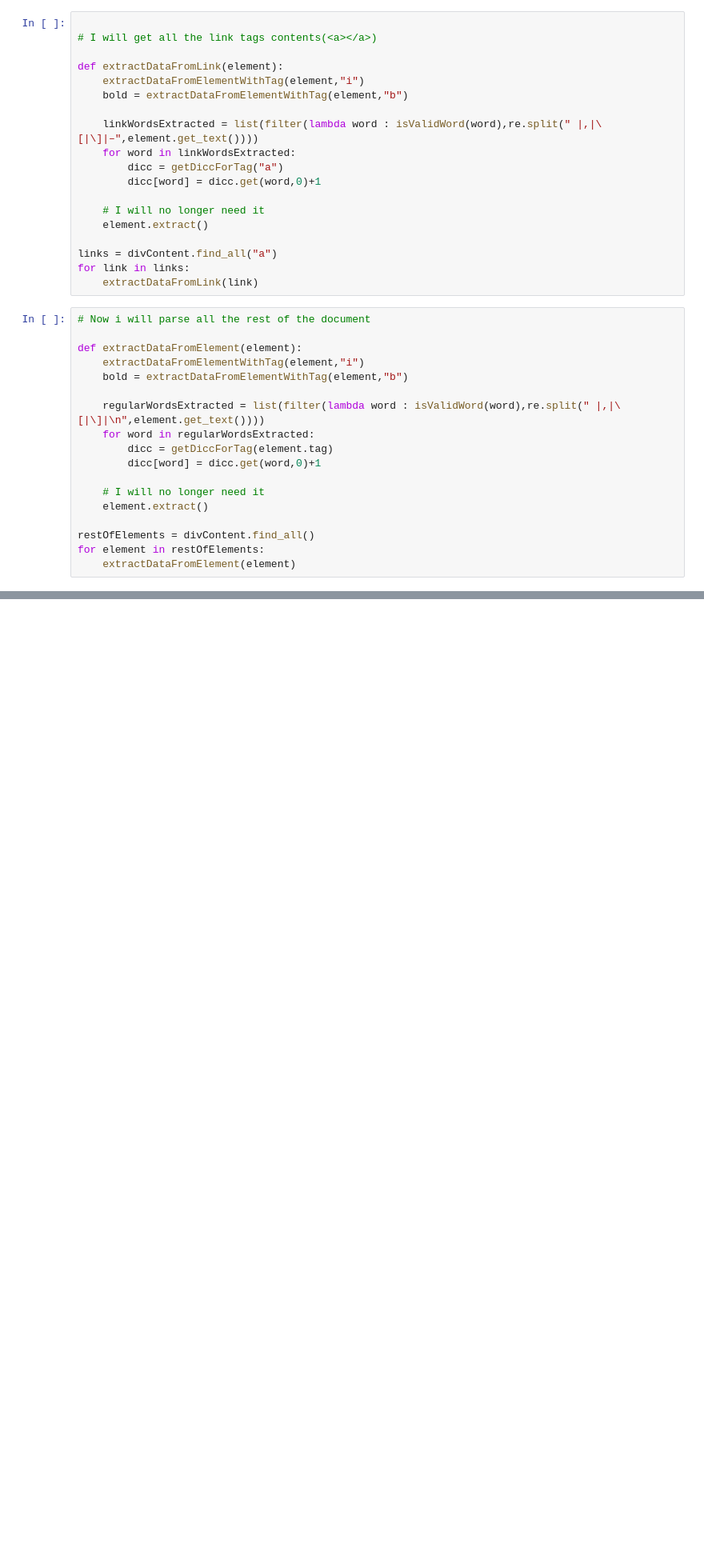
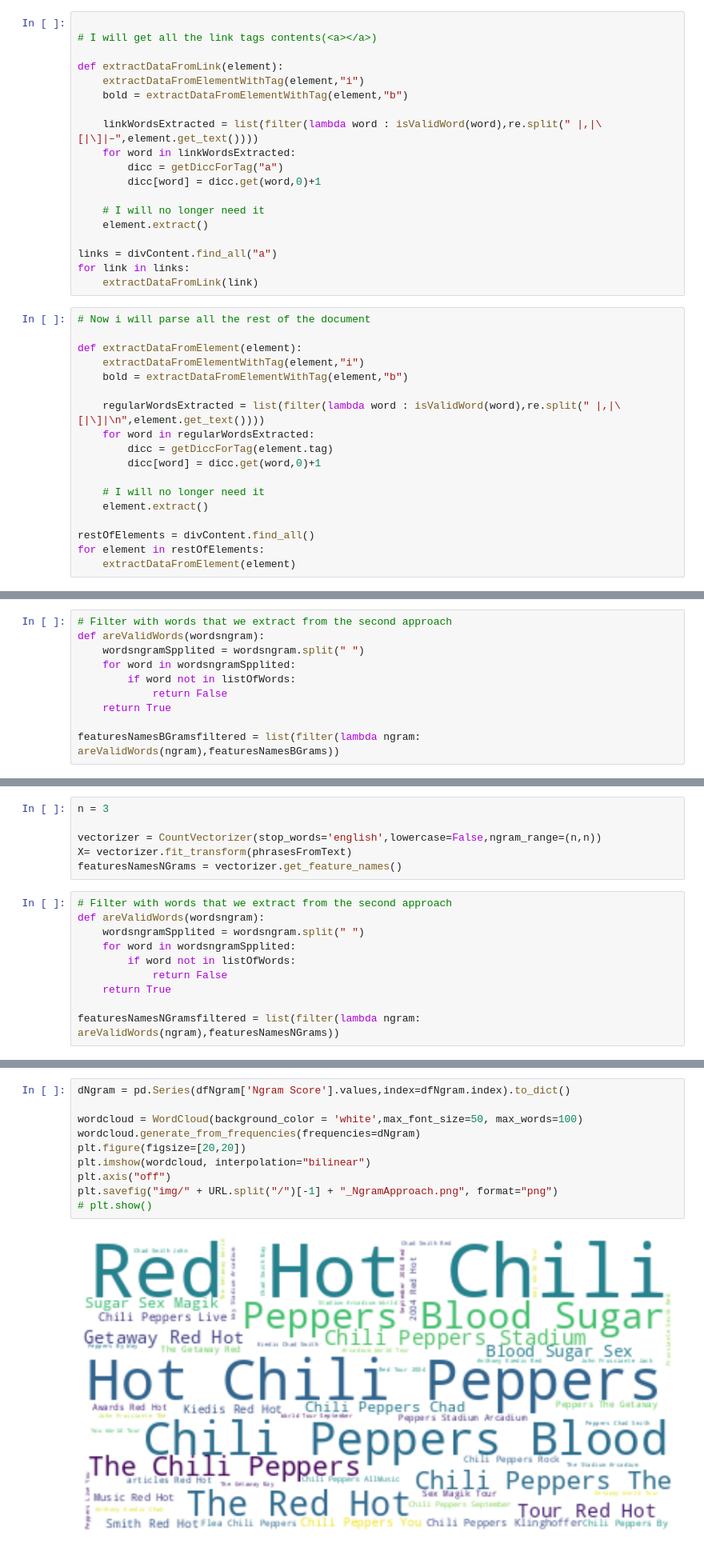
Before and after one commit to julimej/ChallengeAgrab, a Jupyter notebook: Challenge.ipynb, the cells around one changed output, grey strips where cells are left out. Shown at 80% size. Drawn from its saved outputs; the diff is of its cells as text; blank space fills up the shorter version.

```diff
--- a/Challenge.ipynb
+++ b/Challenge.ipynb
@@ -254,0 +336,10 @@ plt.savefig("img/" + URL.split("/")[-1] + ".png", format="png")
+# %%
+# Filter with words that we extract from the second approach
+def areValidWords(wordsngram):
+    wordsngramSpplited = wordsngram.split(" ")
+    for word in wordsngramSpplited:
+        if word not in listOfWords:
+            return False
+    return True
+
+featuresNamesBGramsfiltered = list(filter(lambda ngram: areValidWords(ngram),featuresNamesBGrams))
@@ -254,0 +394,16 @@ plt.savefig("img/" + URL.split("/")[-1] + ".png", format="png")
+# %%
+n = 3
+
+vectorizer = CountVectorizer(stop_words='english',lowercase=False,ngram_range=(n,n))
+X= vectorizer.fit_transform(phrasesFromText)
+featuresNamesNGrams = vectorizer.get_feature_names()
+# %%
+# Filter with words that we extract from the second approach
+def areValidWords(wordsngram):
+    wordsngramSpplited = wordsngram.split(" ")
+    for word in wordsngramSpplited:
+        if word not in listOfWords:
+            return False
+    return True
+
+featuresNamesNGramsfiltered = list(filter(lambda ngram: areValidWords(ngram),featuresNamesNGrams))
@@ -254,0 +456,12 @@ plt.savefig("img/" + URL.split("/")[-1] + ".png", format="png")
+# %%
+dNgram = pd.Series(dfNgram['Ngram Score'].values,index=dfNgram.index).to_dict()
+
+wordcloud = WordCloud(background_color = 'white',max_font_size=50, max_words=100)
+wordcloud.generate_from_frequencies(frequencies=dNgram)
+plt.figure(figsize=[20,20])
+plt.imshow(wordcloud, interpolation="bilinear")
+plt.axis("off")
+plt.savefig("img/" + URL.split("/")[-1] + "_NgramApproach.png", format="png")
+# plt.show()
+# %% [output]
+[figure, added]
```
Also changed, not shown: parts of 19 cells of this notebook, 1 other file.
